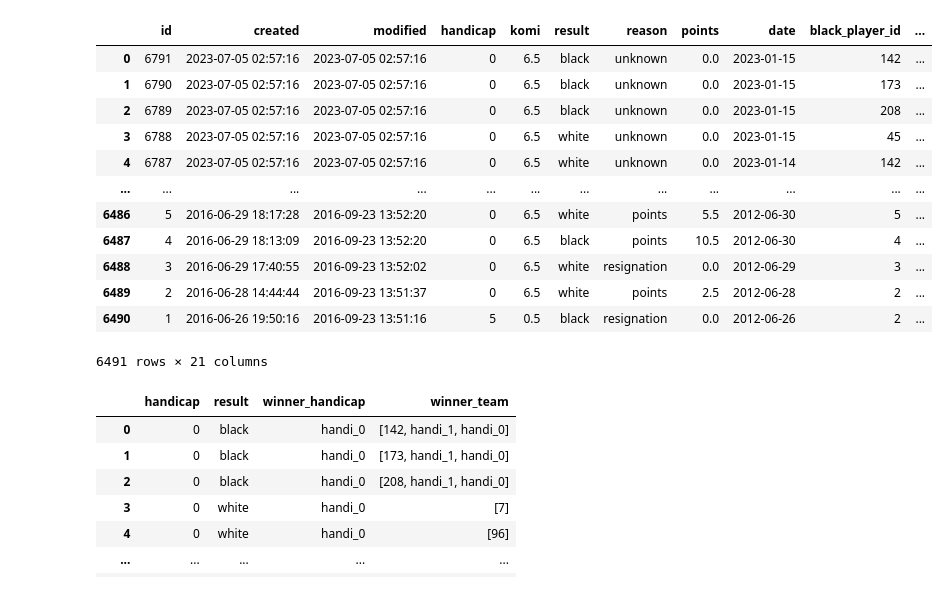
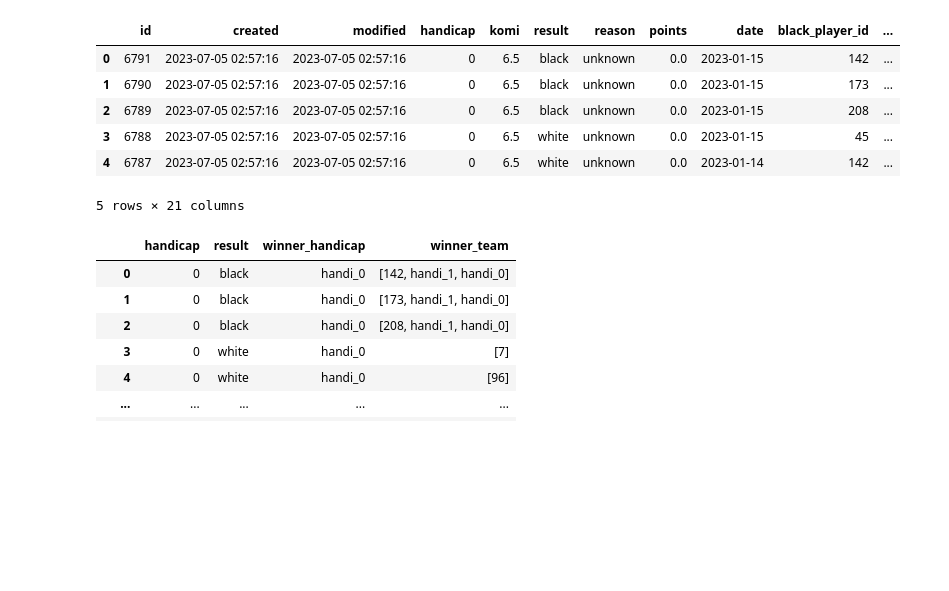
Before and after one commit to sdandois/RAAGo, a Jupyter notebook: aago_ranking/ratings/trueskill/TrueSkillPlayground.ipynb, the cells around one changed output. Cells and saved outputs as stored; diff of their text form; code cells hidden in the pictures; blank space fills up the shorter version.

```diff
--- a/aago_ranking/ratings/trueskill/TrueSkillPlayground.ipynb
+++ b/aago_ranking/ratings/trueskill/TrueSkillPlayground.ipynb
@@ -9,24 +9,18 @@ plt.style.use("dark_background")
 # %%
 
 
 df = pd.read_csv('games.csv')
 
 df['handicap'].mean()
-df
+df.head()
 # %% [output]
 |  | id | created | modified | handicap | komi | result | reason | points | date | black_player_id | ... |
 | 0 | 6791 | 2023-07-05 02:57:16 | 2023-07-05 02:57:16 | 0 | 6.5 | black | unknown | 0.0 | 2023-01-15 | 142 | ... |
 | 1 | 6790 | 2023-07-05 02:57:16 | 2023-07-05 02:57:16 | 0 | 6.5 | black | unknown | 0.0 | 2023-01-15 | 173 | ... |
 | 2 | 6789 | 2023-07-05 02:57:16 | 2023-07-05 02:57:16 | 0 | 6.5 | black | unknown | 0.0 | 2023-01-15 | 208 | ... |
 | 3 | 6788 | 2023-07-05 02:57:16 | 2023-07-05 02:57:16 | 0 | 6.5 | white | unknown | 0.0 | 2023-01-15 | 45 | ... |
 | 4 | 6787 | 2023-07-05 02:57:16 | 2023-07-05 02:57:16 | 0 | 6.5 | white | unknown | 0.0 | 2023-01-14 | 142 | ... |
-| ... | ... | ... | ... | ... | ... | ... | ... | ... | ... | ... | ... |
-| 6486 | 5 | 2016-06-29 18:17:28 | 2016-09-23 13:52:20 | 0 | 6.5 | white | points | 5.5 | 2012-06-30 | 5 | ... |
-| 6487 | 4 | 2016-06-29 18:13:09 | 2016-09-23 13:52:20 | 0 | 6.5 | black | points | 10.5 | 2012-06-30 | 4 | ... |
-| 6488 | 3 | 2016-06-29 17:40:55 | 2016-09-23 13:52:02 | 0 | 6.5 | white | resignation | 0.0 | 2012-06-29 | 3 | ... |
-| 6489 | 2 | 2016-06-28 14:44:44 | 2016-09-23 13:51:37 | 0 | 6.5 | white | points | 2.5 | 2012-06-28 | 2 | ... |
-| 6490 | 1 | 2016-06-26 19:50:16 | 2016-09-23 13:51:16 | 5 | 0.5 | black | resignation | 0.0 | 2012-06-26 | 2 | ... |
-6491 rows × 21 columns
+5 rows × 21 columns
 # %%
 
 df['winner_id'] = df.apply(lambda row : str(row['black_player_id']) if row['result'] == 'black' else str(row['white_player_id']), axis = 1)
```
Also changed, not shown: parts of 15 cells of this notebook, 5 other files.
